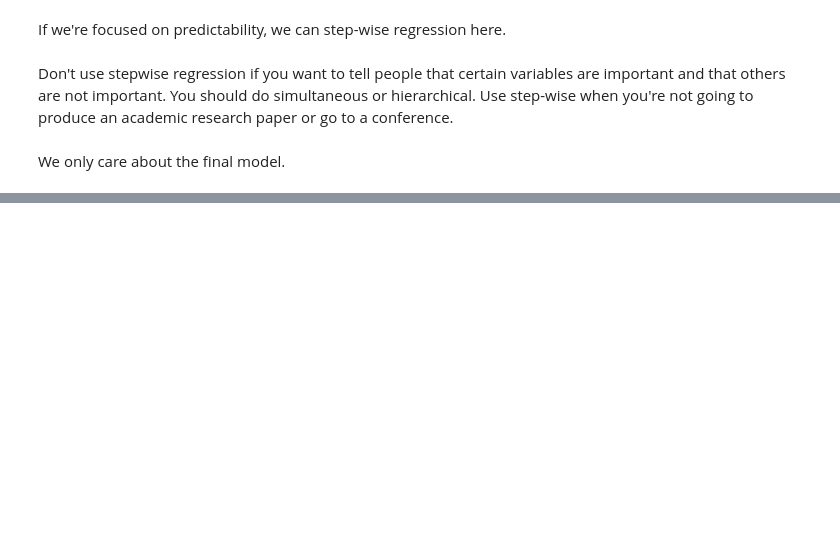
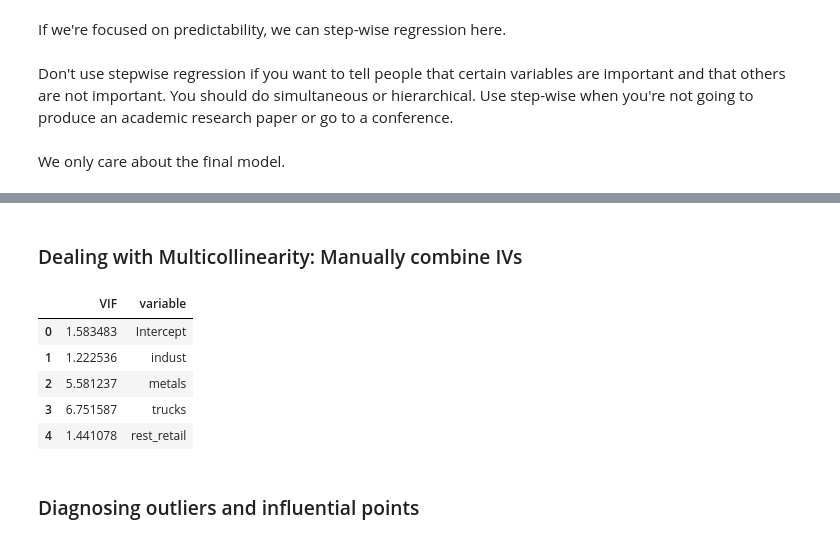
Before and after one commit to green-fruit-2/MachineLearningFoundations, a Jupyter notebook: LinearRegression/LinearRegression.ipynb, the cells around one changed output, grey strips where cells are left out. Cells and saved outputs as stored; diff of their text form; code cells hidden in the pictures; blank space fills up the shorter version.

```diff
--- a/LinearRegression/LinearRegression.ipynb
+++ b/LinearRegression/LinearRegression.ipynb
@@ -1130,0 +1217,2 @@ We only care about the final model.
+# %% [markdown]
+### Dealing with Multicollinearity: Manually combine IVs
@@ -1130,0 +1224,23 @@ We only care about the final model.
+# %%
+new_waste = waste.copy()
+# %%
+new_waste['rest_retail'] = new_waste['restrnts'] + new_waste['retail']
+
+# find design matrix for linear regression model using 'waste_tons' as response variable
+y, X = dmatrices('waste_tons ~ indust+metals+trucks+rest_retail', data=new_waste, return_type='dataframe')
+# %%
+# calculate VIF for each explanatory variable
+vif = pd.DataFrame()
+vif['VIF'] = [variance_inflation_factor(X.values, i) for i in range(X.shape[1])]
+vif['variable'] = X.columns
+# %%
+vif
+# %% [output]
+|  | VIF | variable |
+| 0 | 1.583483 | Intercept |
+| 1 | 1.222536 | indust |
+| 2 | 5.581237 | metals |
+| 3 | 6.751587 | trucks |
+| 4 | 1.441078 | rest_retail |
+# %% [markdown]
+### Diagnosing outliers and influential points
```
Also changed, not shown: parts of 32 cells of this notebook.
